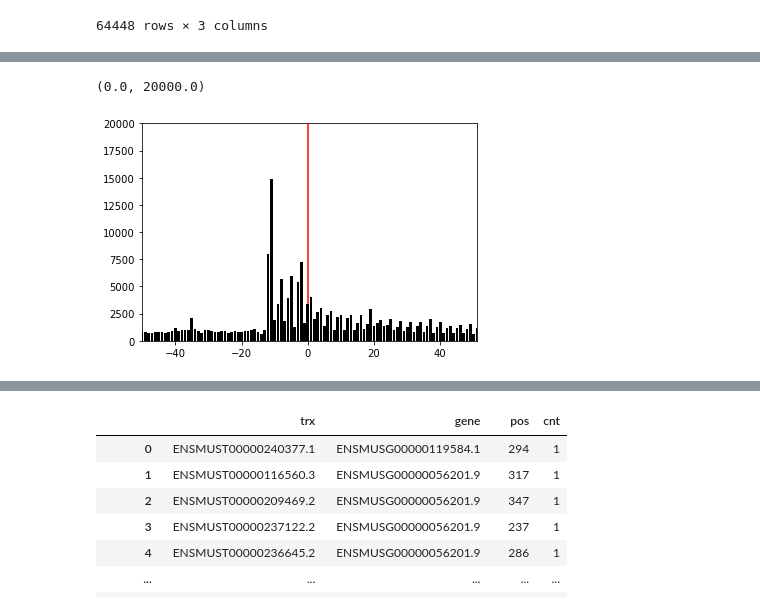
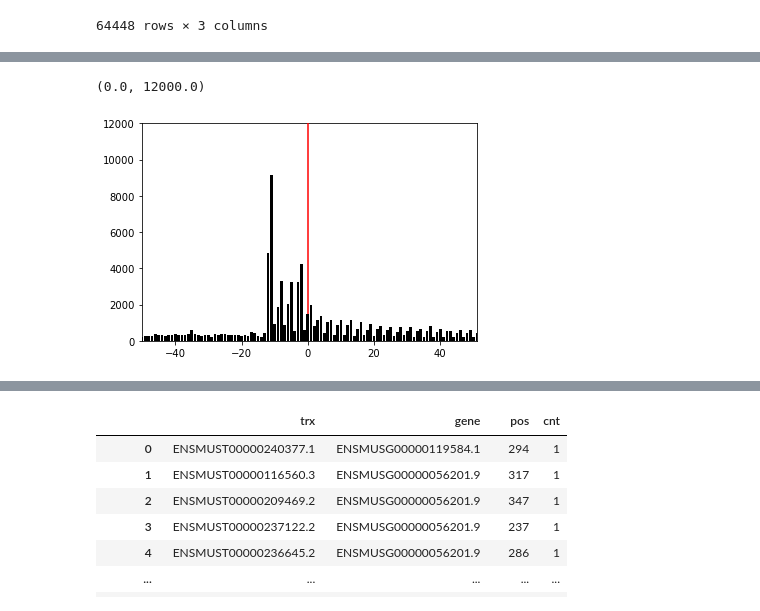
Before and after one commit to kangjunseo/Bioinformatics, a Jupyter notebook: QBioLab_Internship/Mission3.ipynb, the cells around one changed output, grey strips where cells are left out. Saved outputs shown, nothing was run; the diff lists cells and outputs as text; code cells hidden in the pictures.

```diff
--- a/QBioLab_Internship/Mission3.ipynb
+++ b/QBioLab_Internship/Mission3.ipynb
@@ -177,6 +177,6 @@ GTF_df2_plus_CDS.head()
 | 364 | CDS | 4900491 | 4900538 | + | ENSMUST00000134384.8 | ENSMUSG00000025903.15 | protein_coding | Lypla1 | 2 | 48 |
 | 366 | CDS | 4902534 | 4902604 | + | ENSMUST00000134384.8 | ENSMUSG00000025903.15 | protein_coding | Lypla1 | 2 | 71 |
 # %%
-trx_ser = GTF_df2_plus_CDS[['transcript_id','length']].groupby(by=['transcript_id']).sum().sort_values(by=['length'], ascending=False)
-trx_ser.head()
+trx_ser = GTF_df2_plus_CDS[['transcript_id','length','gene_id']].groupby(by=['transcript_id','gene_id']).sum().sort_values(by=['length'], ascending=False)
+trx_ser
 # %% [output]
@@ -250,3 +257,7 @@ plt.ylim(0,100)
 [figure]
 # %% [markdown]
 ## 3. Figure S5A (coding genes)
+# %%
+trx_ser['gene'] = [g for t, g in trx_ser.index]
+trx_ser.index = [t for t,g in trx_ser.index]
+trx_ser
@@ -252,0 +278,3 @@ plt.ylim(0,100)
+# %%
+trx_ser_best = trx_ser.drop_duplicates('gene') # longest isoform만 남기기
+trx_ser_best
@@ -253,5 +295,5 @@ plt.ylim(0,100)
 # %%
-CDS_read = read_from_trx_ser("RPF_siLin28a", trx_ser.index)
+CDS_read = read_from_trx_ser("RPF_siLin28a", trx_ser_best.index)
 CDS_read.head()
 # %% [output]
 |  | trx | pos | cnt |
@@ -351,8 +354,8 @@ read_count2.head()
 # %%
 plt.bar(list(map(int, read_count.index)), list(map(int, read_count.values)), color='k', zorder=10)
 plt.axvline(0, color='r', zorder=5)
 plt.xlim(-50,51)
-plt.ylim(0,20000)
+plt.ylim(0,12000)
 # %% [output]
-(0.0, 20000.0)
+(0.0, 12000.0)
-[figure, old version]
+[figure, new version]
```
Also changed, not shown: parts of 14 cells of this notebook.
